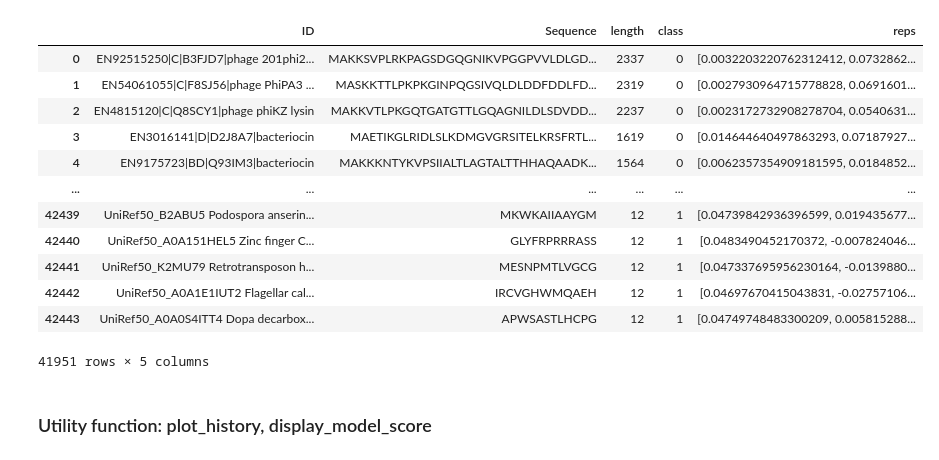
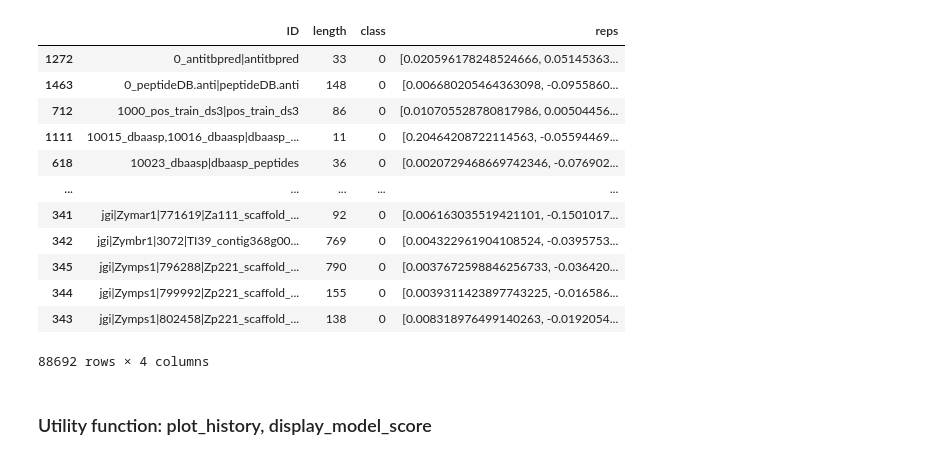
Before and after one commit to silenus092/AMPsDetector, a Jupyter notebook: Models/CustomDNNModel.ipynb, the cells around one changed output. Saved outputs shown, nothing was run; the diff lists cells and outputs as text; code cells hidden in the pictures.

```diff
--- a/Models/CustomDNNModel.ipynb
+++ b/Models/CustomDNNModel.ipynb
@@ -53,25 +54,25 @@ from keras.callbacks import ModelCheckpoint
 from sklearn.metrics import classification_report, confusion_matrix, accuracy_score
 # %%
 import pickle5 as pickle
-with open( "/home/ubuntu/data/AMPsNonAMPs_df.plk", 'rb') as file:
+with open( "/mnt/vdb/thesis/jax/AMPNonAMP.final.reps", 'rb') as file:
     AMPs_df = pickle.load(file)
 # %%
-AMPs_df.drop_duplicates(subset=['Sequence'],inplace=True)
+#AMPs_df.drop_duplicates(subset=['Sequence'],inplace=True)
 AMPs_df
 # %% [output]
-|  | ID | Sequence | length | class | reps |
-| 0 | EN92515250|C|B3FJD7|phage 201phi2... | MAKKSVPLRKPAGSDGQGNIKVPGGPVVLDLGD... | 2337 | 0 | [0.0032203220762312412, 0.0732862... |
-| 1 | EN54061055|C|F8SJ56|phage PhiPA3 ... | MASKKTTLPKPKGINPQGSIVQLDLDDFDDLFD... | 2319 | 0 | [0.0027930964715778828, 0.0691601... |
-| 2 | EN4815120|C|Q8SCY1|phage phiKZ lysin | MAKKVTLPKGQTGATGTTLGQAGNILDLSDVDD... | 2237 | 0 | [0.0023172732908278704, 0.0540631... |
-| 3 | EN3016141|D|D2J8A7|bacteriocin | MAETIKGLRIDLSLKDMGVGRSITELKRSFRTL... | 1619 | 0 | [0.014644640497863293, 0.07187927... |
-| 4 | EN9175723|BD|Q93IM3|bacteriocin | MAKKKNTYKVPSIIALTLAGTALTTHHAQAADK... | 1564 | 0 | [0.0062357354909181595, 0.0184852... |
-| ... | ... | ... | ... | ... | ... |
-| 42439 | UniRef50_B2ABU5 Podospora anserin... | MKWKAIIAAYGM | 12 | 1 | [0.04739842936396599, 0.019435677... |
-| 42440 | UniRef50_A0A151HEL5 Zinc finger C... | GLYFRPRRRASS | 12 | 1 | [0.0483490452170372, -0.007824046... |
-| 42441 | UniRef50_K2MU79 Retrotransposon h... | MESNPMTLVGCG | 12 | 1 | [0.047337695956230164, -0.0139880... |
-| 42442 | UniRef50_A0A1E1IUT2 Flagellar cal... | IRCVGHWMQAEH | 12 | 1 | [0.04697670415043831, -0.02757106... |
-| 42443 | UniRef50_A0A0S4ITT4 Dopa decarbox... | APWSASTLHCPG | 12 | 1 | [0.04749748483300209, 0.005815288... |
+|  | ID | length | class | reps |
+| 1272 | 0_antitbpred|antitbpred | 33 | 0 | [0.020596178248524666, 0.05145363... |
+| 1463 | 0_peptideDB.anti|peptideDB.anti | 148 | 0 | [0.006680205464363098, -0.0955860... |
+| 712 | 1000_pos_train_ds3|pos_train_ds3 | 86 | 0 | [0.010705528780817986, 0.00504456... |
+| 1111 | 10015_dbaasp,10016_dbaasp|dbaasp_... | 11 | 0 | [0.20464208722114563, -0.05594469... |
+| 618 | 10023_dbaasp|dbaasp_peptides | 36 | 0 | [0.0020729468669742346, -0.076902... |
+| ... | ... | ... | ... | ... |
+| 341 | jgi|Zymar1|771619|Za111_scaffold_... | 92 | 0 | [0.006163035519421101, -0.1501017... |
+| 342 | jgi|Zymbr1|3072|TI39_contig368g00... | 769 | 0 | [0.004322961904108524, -0.0395753... |
+| 345 | jgi|Zymps1|796288|Zp221_scaffold_... | 790 | 0 | [0.0037672598846256733, -0.036420... |
+| 344 | jgi|Zymps1|799992|Zp221_scaffold_... | 155 | 0 | [0.0039311423897743225, -0.016586... |
+| 343 | jgi|Zymps1|802458|Zp221_scaffold_... | 138 | 0 | [0.008318976499140263, -0.0192054... |
-41951 rows × 5 columns
+88692 rows × 4 columns
 # %%
 # AMPs_df = pd.read_pickle('AMPsNonAMPs_df.plk')
 AMPs_df = pd.read_pickle('AMPsNonAMPs_df.239.plk')
```
Also changed, not shown: parts of 12 cells of this notebook, 28 other files.
